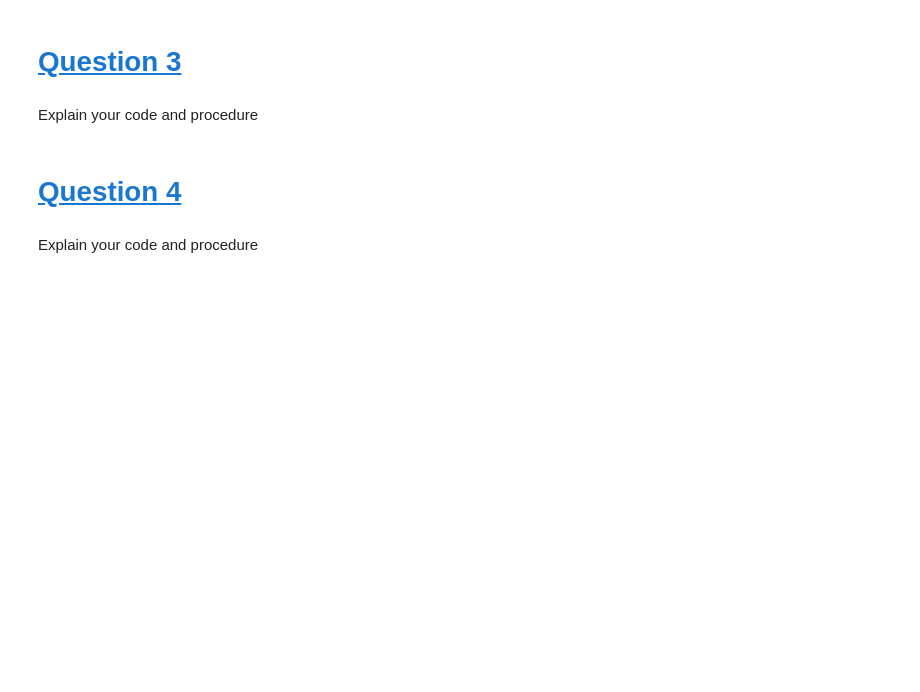
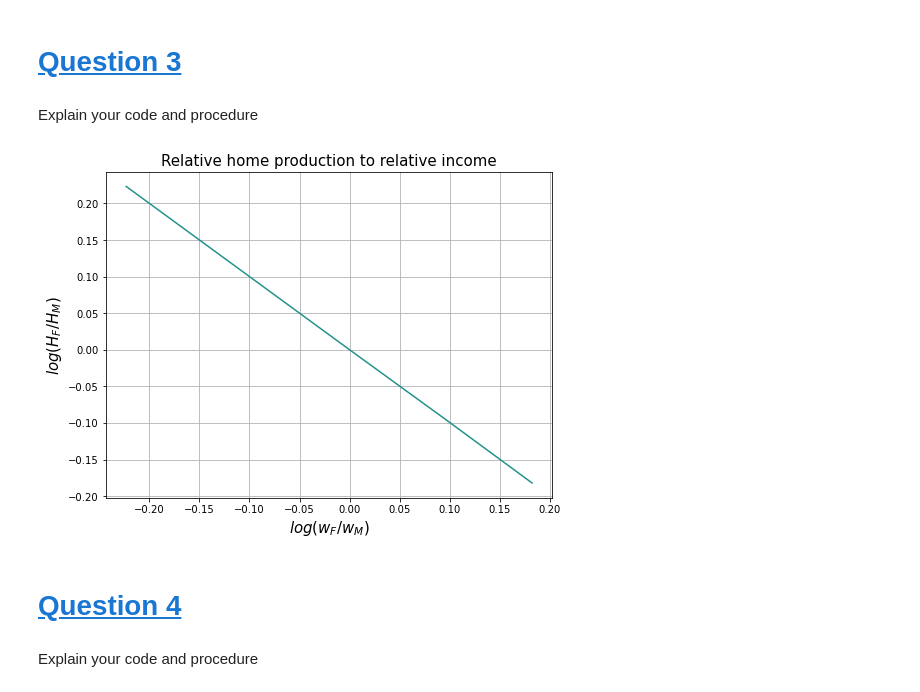
Before and after one commit to NumEconCopenhagen/projects-2023-s, a Jupyter notebook: inauguralproject/inauguralproject.ipynb, the cells around one changed output. Cells and saved outputs as stored; diff of their text form; code cells hidden in the pictures; blank space fills up the shorter version.

```diff
--- a/inauguralproject/inauguralproject.ipynb
+++ b/inauguralproject/inauguralproject.ipynb
@@ -98,3 +153,45 @@ Explain your code and procedure
+# %%
+# Resetting alpha and sigma to their respective baseline values
+model.par.alpha = 0.5
+model.par.sigma = 1.0
+
+# Defining male and female wages and retrieving them from HouseholdSpecializationModel
+wF = model.par.wF_vec
+wM = model.par.wM
+
+# Creating empty lists for the values of log(HF/HM) and log(wF/wM)
+log_ratio = []
+log_wages = []
+
+# Finding the optimal values for HF and HM by iteration using the continous solver
+# And appending them to the lists above
+for femalewages in wF:
+    model.par.wF = femalewages
+    opt = model.solve_continuous()
+    log_ratio.append(np.log(opt.HF/opt.HM))
+    log_wages.append(np.log(femalewages/wM))
+
+# Choose a visually appealing color palette
+cmap = plt.get_cmap('viridis')
+
+# Increase the size of the plot
+fig, ax = plt.subplots(figsize=(8, 6))
+
+# Plot log(HF/HM) and log(wF/wM) against each other
+ax.plot(log_wages, log_ratio, color=cmap(0.5))
+
+# Add grid lines
+ax.grid(True, which='both')
+
+# Add x and y axis labels and title
+ax.set_xlabel("$log(w_{F}/w_{M})$", fontsize=15)
+ax.set_ylabel("$log(H_{F}/H_{M})$", fontsize=15)
+ax.set_title("Relative home production to relative income", fontsize=15)
+
+# Show the plot
+plt.show()
+# %% [output]
+[figure, added]
 # %% [markdown]
 # <a id='toc5_'></a>[Question 4](#toc0_)
 # %% [markdown]
```
Also changed, not shown: parts of 7 cells of this notebook, 1 other file.
